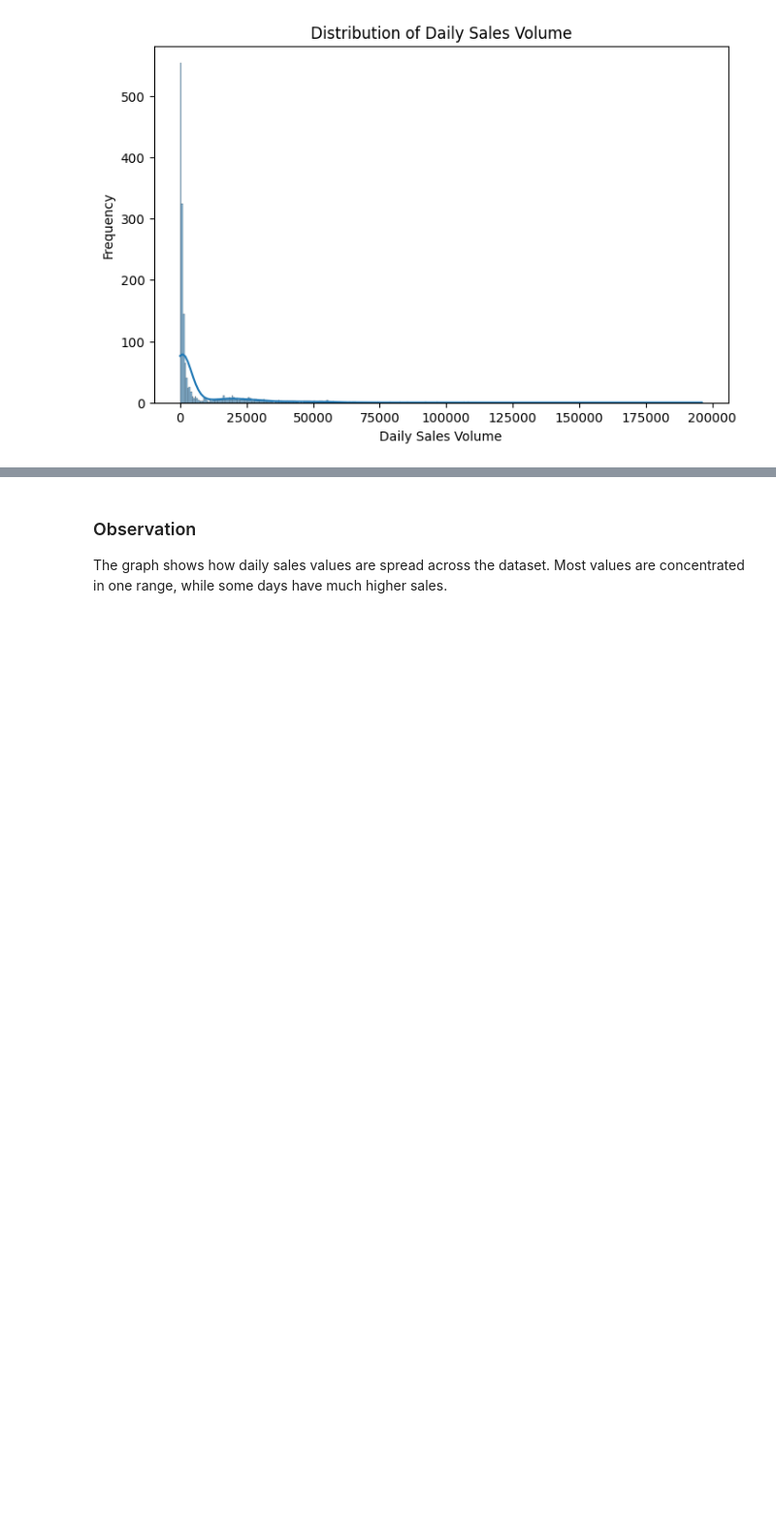
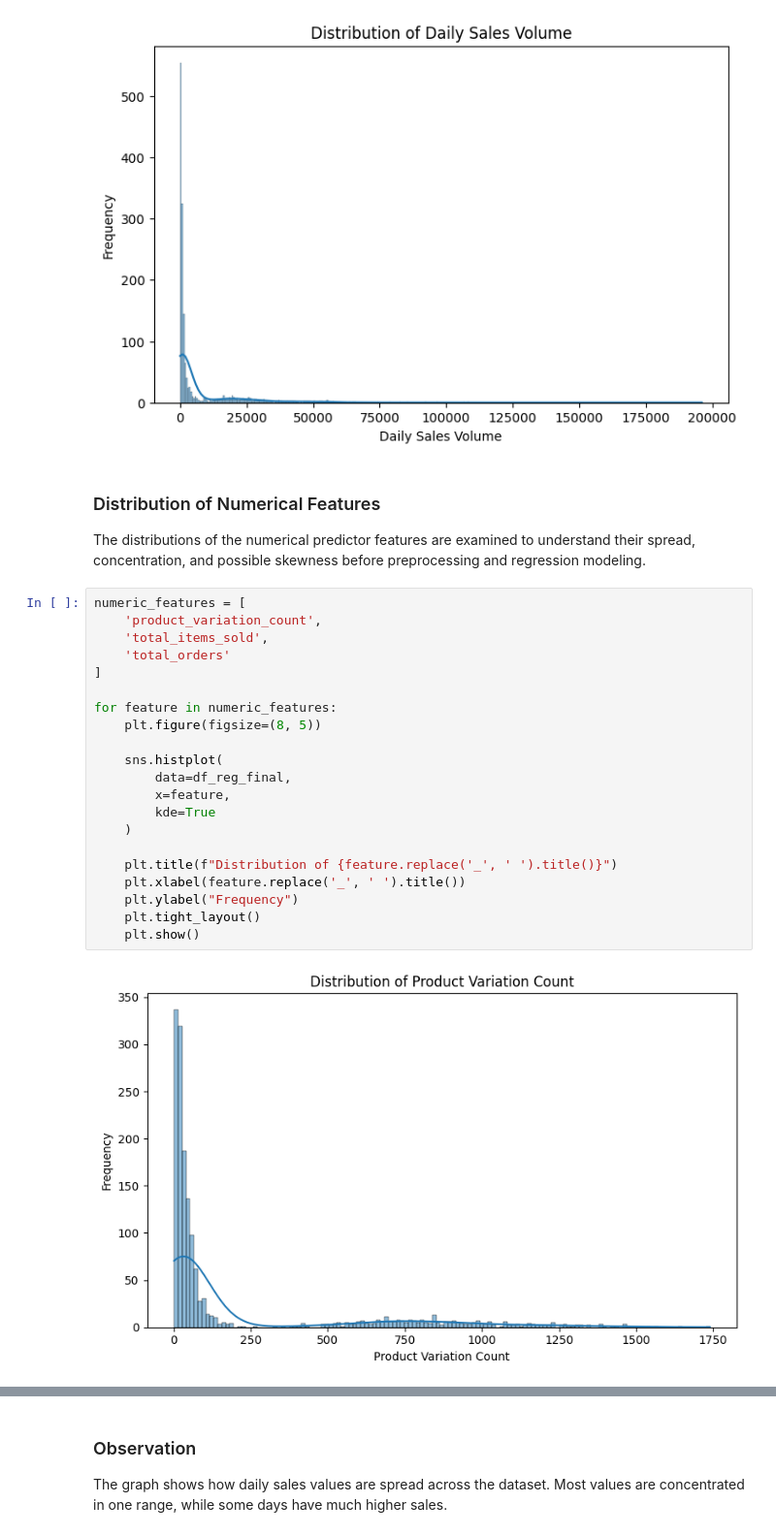
Before and after one commit to MR7star/ML-Capstone-Project, a Jupyter notebook: notebooks/regression.ipynb, the cells around one changed output, grey strips where cells are left out. Shown at 97% size. Saved outputs shown, nothing was run; the diff lists cells and outputs as text; blank space fills up the shorter version.

Commit message:
Update: Made some changes and Added some more Distribution plots for EDA.

```diff
--- a/notebooks/regression.ipynb
+++ b/notebooks/regression.ipynb
@@ -228,3 +228,32 @@ plt.ylabel("Frequency")
 plt.show()
 # %% [output]
 [figure]
+# %% [markdown]
+### Distribution of Numerical Features
+
+The distributions of the numerical predictor features are examined to
+understand their spread, concentration, and possible skewness before
+preprocessing and regression modeling.
+# %%
+numeric_features = [
+    'product_variation_count',
+    'total_items_sold',
+    'total_orders'
+]
+
+for feature in numeric_features:
+    plt.figure(figsize=(8, 5))
+
+    sns.histplot(
+        data=df_reg_final,
+        x=feature,
+        kde=True
+    )
+
+    plt.title(f"Distribution of {feature.replace('_', ' ').title()}")
+    plt.xlabel(feature.replace('_', ' ').title())
+    plt.ylabel("Frequency")
+    plt.tight_layout()
+    plt.show()
+# %% [output]
+[figure, added]
```
Also changed, not shown: parts of 4 cells of this notebook, 1 other file.
